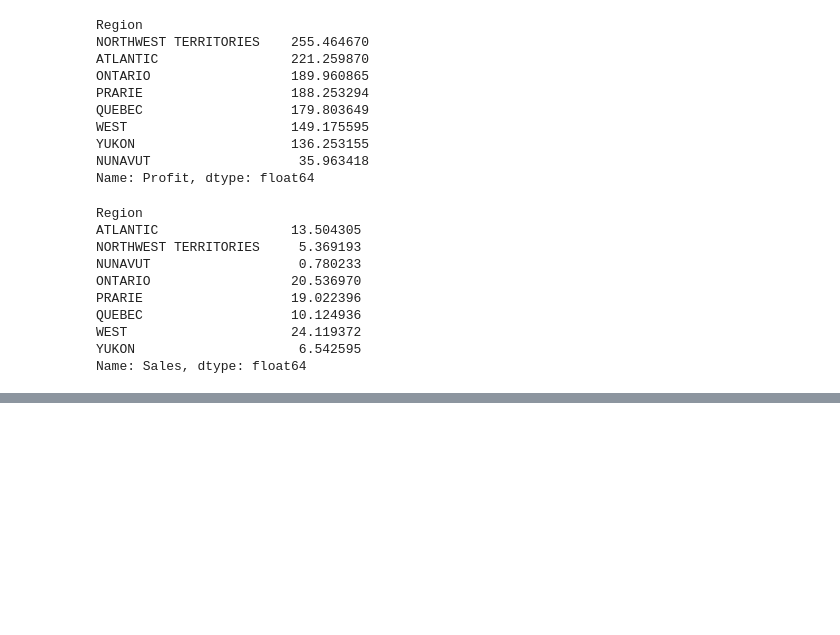
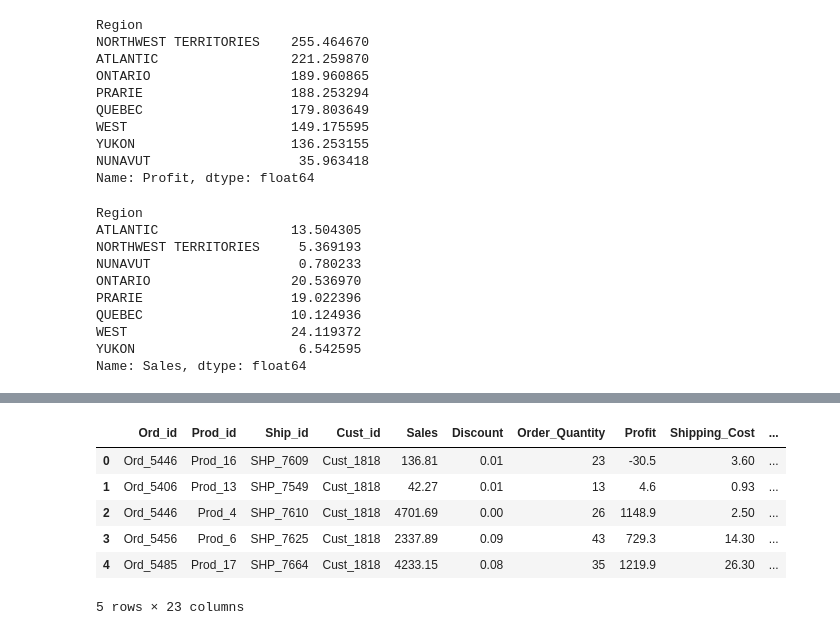
Before and after one commit to chethanbr86/Python_programs, a Jupyter notebook: upgrad/Numpy_Pandas/pandas_basics.ipynb, the cells around one changed output, grey strips where cells are left out. Saved outputs shown, nothing was run; the diff lists cells and outputs as text; code cells hidden in the pictures; blank space fills up the shorter version.

```diff
--- a/upgrad/Numpy_Pandas/pandas_basics.ipynb
+++ b/upgrad/Numpy_Pandas/pandas_basics.ipynb
@@ -1457,0 +1553,14 @@ Name: Sales, dtype: float64
+# %%
+# You can also use apply and lambda to alter existing columns
+# E.g. you want to see Profit as one decimal place
+# apply the round() function
+master_df['Profit'] = master_df['Profit'].apply(lambda x: round(x, 1))
+master_df.head()
+# %% [output]
+|  | Ord_id | Prod_id | Ship_id | Cust_id | Sales | Discount | Order_Quantity | Profit | Shipping_Cost | ... |
+| 0 | Ord_5446 | Prod_16 | SHP_7609 | Cust_1818 | 136.81 | 0.01 | 23 | -30.5 | 3.60 | ... |
+| 1 | Ord_5406 | Prod_13 | SHP_7549 | Cust_1818 | 42.27 | 0.01 | 13 | 4.6 | 0.93 | ... |
+| 2 | Ord_5446 | Prod_4 | SHP_7610 | Cust_1818 | 4701.69 | 0.00 | 26 | 1148.9 | 2.50 | ... |
+| 3 | Ord_5456 | Prod_6 | SHP_7625 | Cust_1818 | 2337.89 | 0.09 | 43 | 729.3 | 14.30 | ... |
+| 4 | Ord_5485 | Prod_17 | SHP_7664 | Cust_1818 | 4233.15 | 0.08 | 35 | 1219.9 | 26.30 | ... |
+5 rows × 23 columns
```
Also changed, not shown: parts of 24 cells of this notebook.
